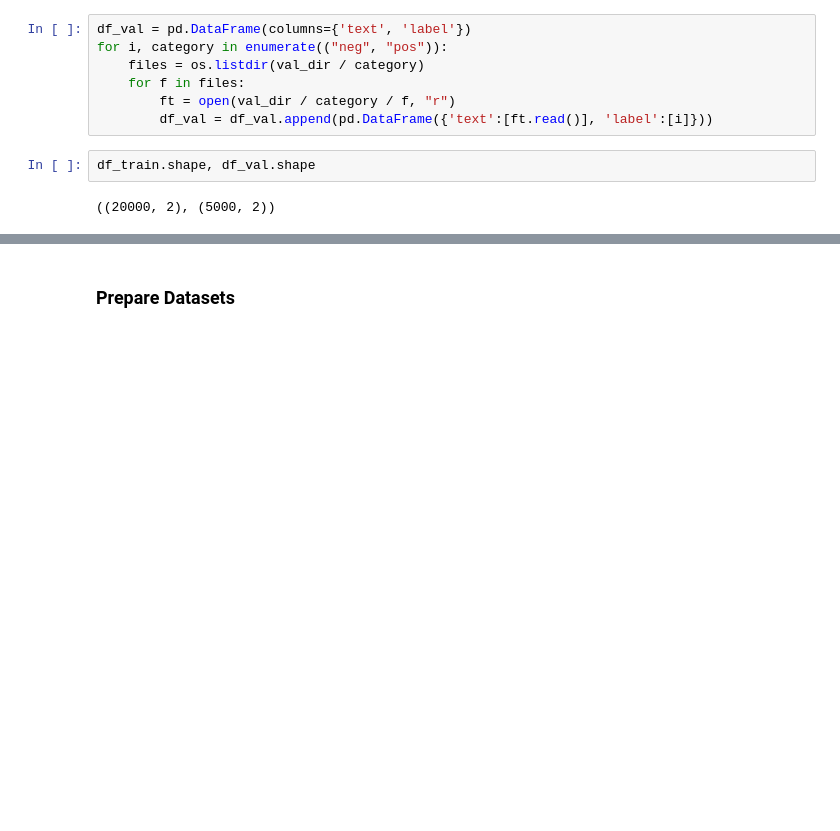
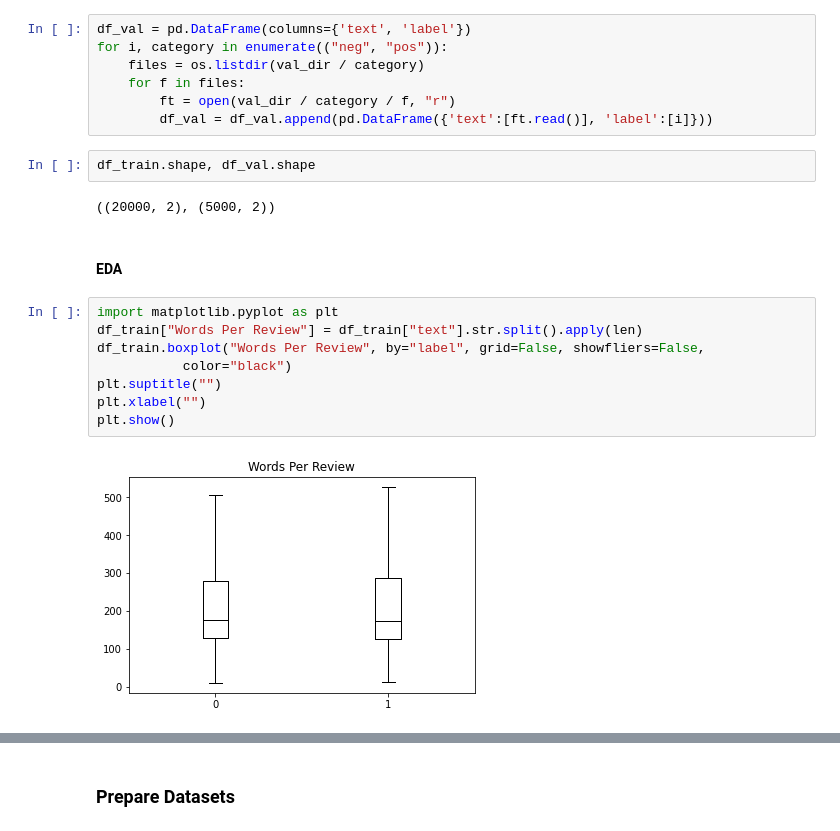
Before and after one commit to micheusch/sagemaker, a Jupyter notebook: imdb_nlp.ipynb, the cells around one changed output, grey strips where cells are left out. Cells and saved outputs as stored; diff of their text form; blank space fills up the shorter version.

```diff
--- a/imdb_nlp.ipynb
+++ b/imdb_nlp.ipynb
@@ -162,3 +162,15 @@ for i, category in enumerate(("neg", "pos")):
 df_train.shape, df_val.shape
 # %% [output]
 ((20000, 2), (5000, 2))
+# %% [markdown]
+#### EDA
+# %%
+import matplotlib.pyplot as plt
+df_train["Words Per Review"] = df_train["text"].str.split().apply(len)
+df_train.boxplot("Words Per Review", by="label", grid=False, showfliers=False,
+           color="black")
+plt.suptitle("")
+plt.xlabel("")
+plt.show()
+# %% [output]
+[figure, added]
```
Also changed, not shown: parts of 44 cells of this notebook.
